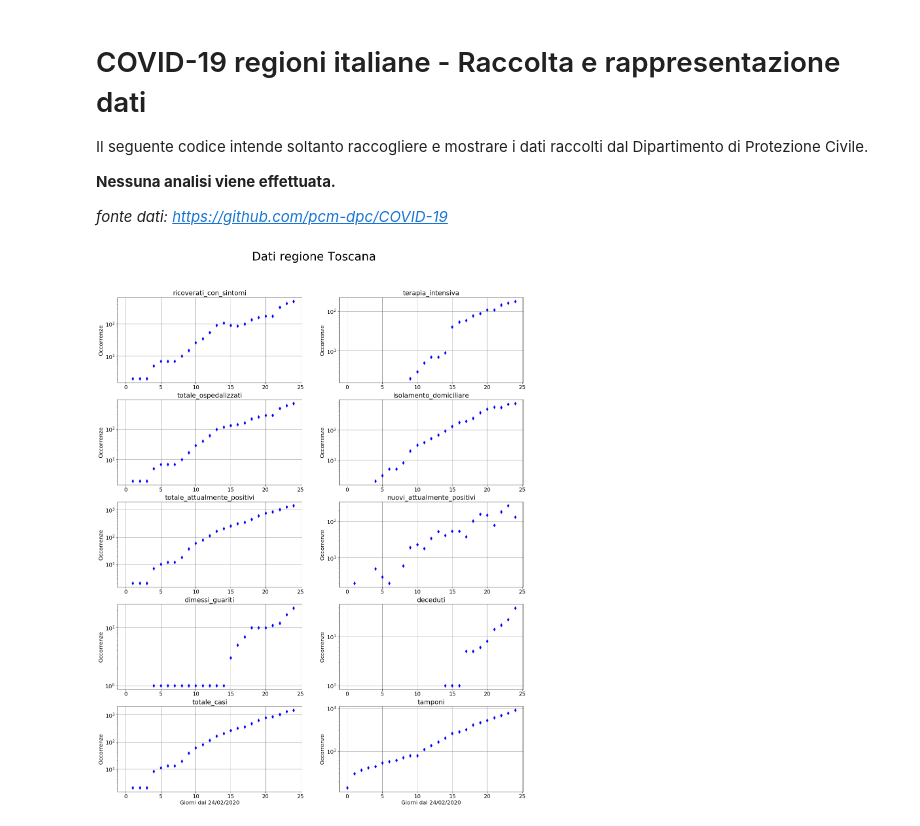
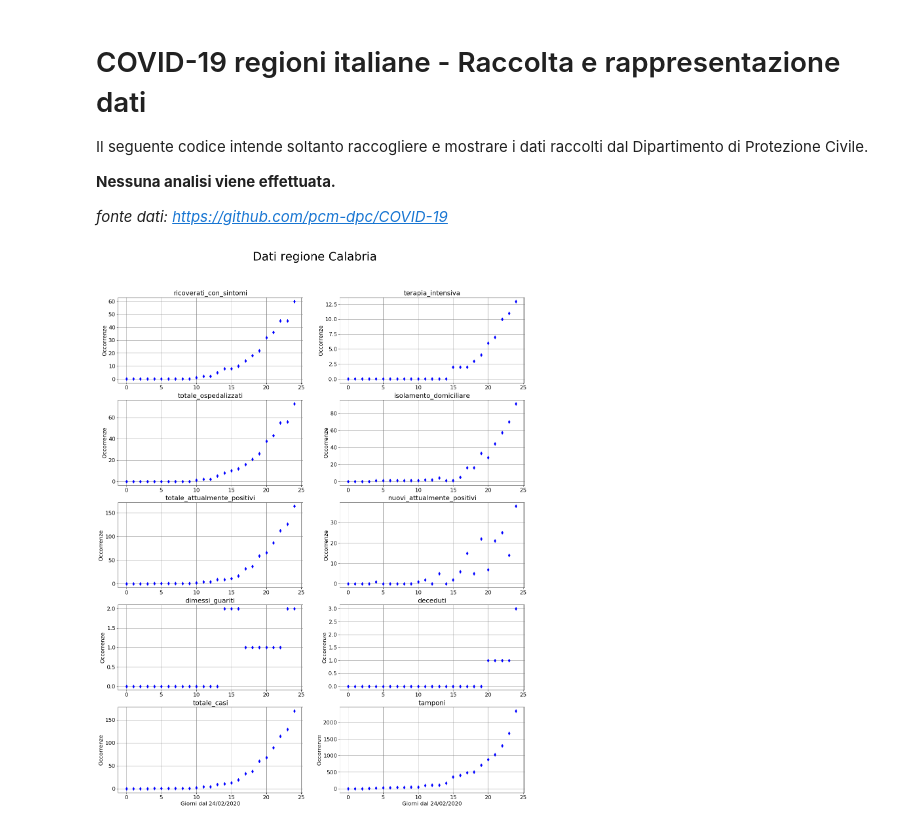
Before and after one commit to baggianato/Covid19, a Jupyter notebook: regioni-COVID19.ipynb, the cells around one changed output. Cells and saved outputs as stored; diff of their text form; code cells hidden in the pictures.

```diff
--- a/regioni-COVID19.ipynb
+++ b/regioni-COVID19.ipynb
@@ -11,28 +11,38 @@ import pandas as pd
 import pylab
 import numpy as np
 # %%
-df_reg = pd.read_csv('C:\\Users\giacn\Documents\coronavirus\COVID-19-master\dati-regioni\dpc-covid19-ita-regioni.csv', index_col="denominazione_regione")
+df_reg = pd.read_csv('./data/COVID-19/dati-regioni/dpc-covid19-ita-regioni.csv', index_col="denominazione_regione")
 # %%
-regione = 'Toscana'
-dato = ['ricoverati_con_sintomi','terapia_intensiva','totale_ospedalizzati','isolamento_domiciliare','totale_attualmente_positivi','nuovi_attualmente_positivi','dimessi_guariti','deceduti','totale_casi','tamponi']
+regione = 'Calabria'
+dato = [
+    'ricoverati_con_sintomi',
+    'terapia_intensiva',
+    'totale_ospedalizzati',
+    'isolamento_domiciliare',
+    'totale_attualmente_positivi',
+    'nuovi_attualmente_positivi',
+    'dimessi_guariti','deceduti',
+    'totale_casi',
+    'tamponi'
+]
 dati_reg = df_reg.loc[regione]
 # %%
 giorni=np.arange(len(dati_reg))
 fig=pylab.figure(figsize=(20, 25), dpi= 80, facecolor='w', edgecolor='k')
 fig.suptitle("Dati regione %s" % regione, fontsize=32, y=0.95)
 i=1
 while i<len(dato):
     for tipodato in dato:
         occo = dati_reg[tipodato].to_numpy()
         pylab.subplot(5, 2, i)
         pylab.rc('font', size=15)
         pylab.title('%s' % tipodato)
         if i==len(dato)-1 or i == len(dato):
             pylab.xlabel('Giorni dal 24/02/2020')
         pylab.ylabel('Occorrenze')
         pylab.grid(color='gray')
-        pylab.yscale('log')
+        #pylab.yscale('log')
         pylab.plot(giorni, occo, marker='d', linestyle='', color='b')
         i=i+1
 # %% [output]
-[figure, old version]
+[figure, new version]
```
Also changed, not shown: 2 other files.
